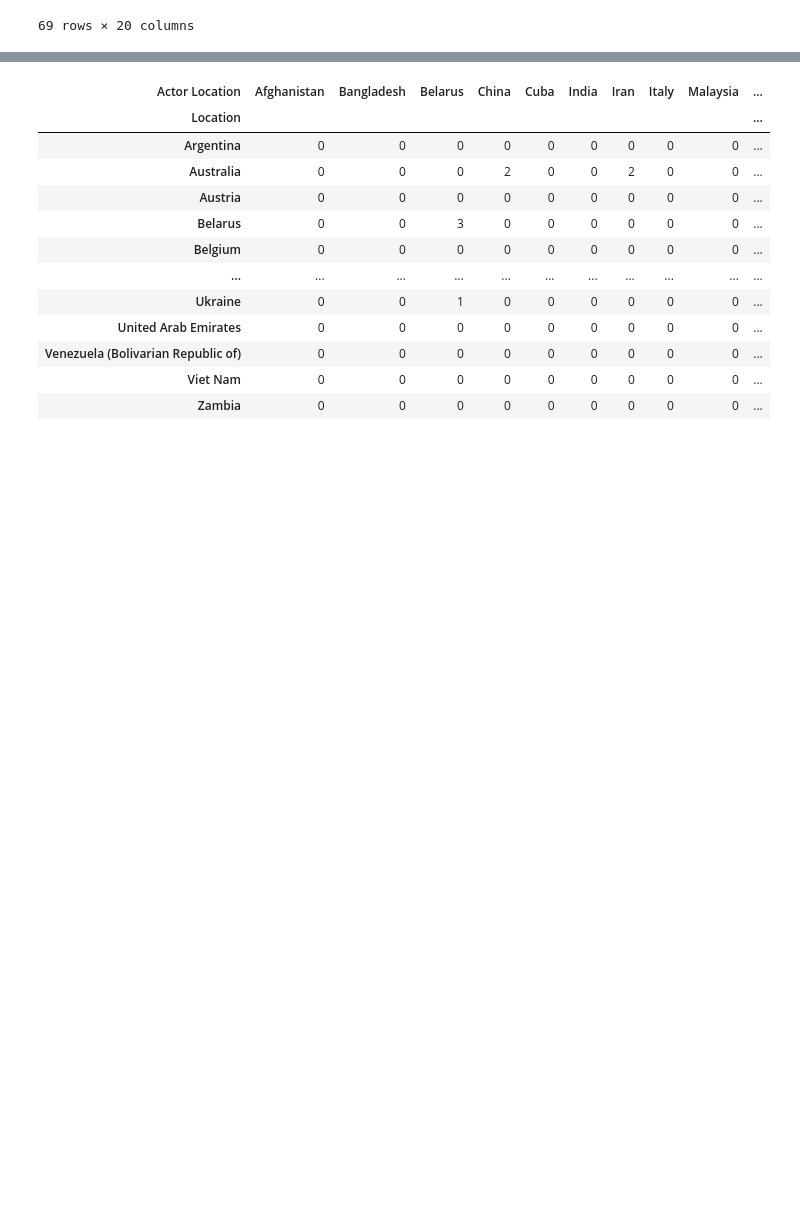
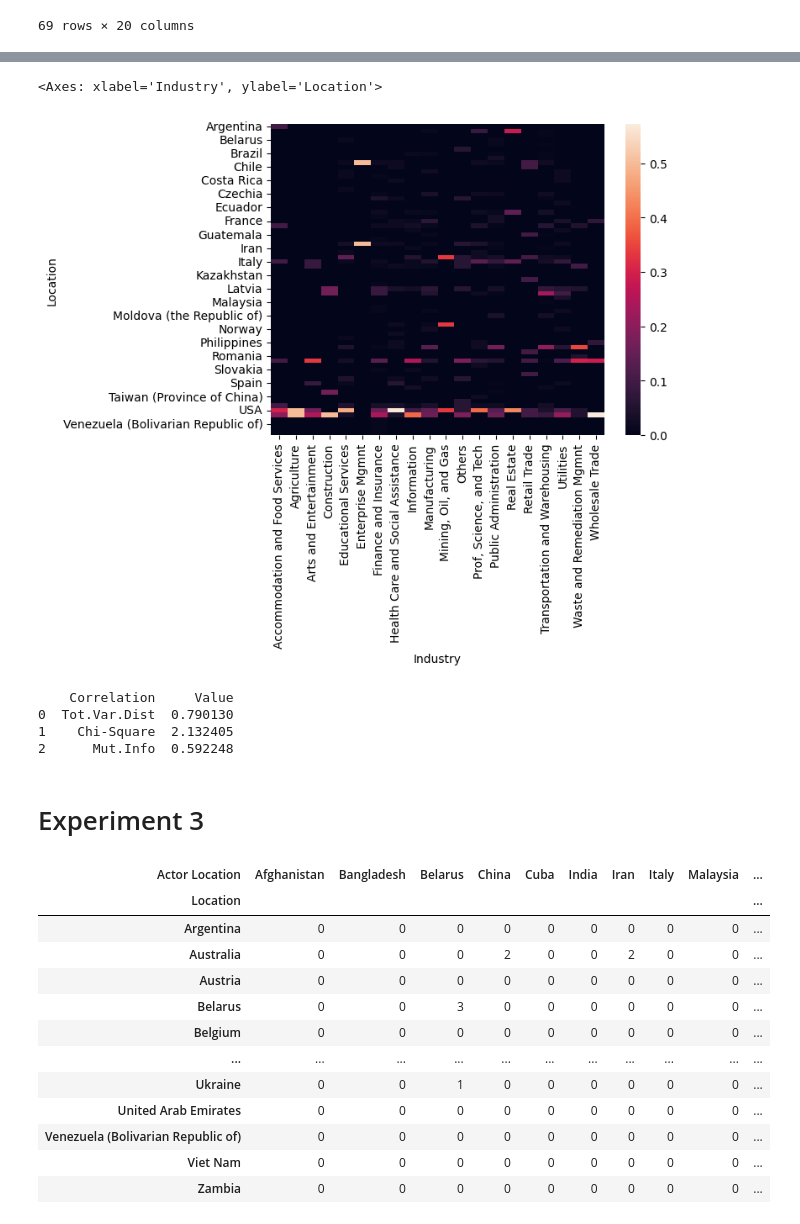
Before and after one commit to Sof0-0/CMPS3160_Project_CyberAttacks, a Jupyter notebook: DSProject.ipynb, the cells around one changed output, grey strips where cells are left out. Saved outputs shown, nothing was run; the diff lists cells and outputs as text; code cells hidden in the pictures; blank space fills up the shorter version.

```diff
--- a/DSProject.ipynb
+++ b/DSProject.ipynb
@@ -1062,6 +1096,7 @@ N1 = counts_df.sum().sum() # total number of actors
 # %%
 # Create the counts table for the victim's Location and Industry
 counts_att1 = pd.crosstab(filtered_att["Location"], filtered_att["Industry"])
+counts_norm2 = pd.crosstab(filtered_att["Location"], filtered_att["Industry"], normalize=True)
 counts_att1
 # %% [output]
 | Industry | Accommodation and Food Services | Agriculture | Arts and Entertainment | Construction | Educational Services | ... |
@@ -1078,3 +1113,7 @@ counts_att1
 | Viet Nam | 0 | 0 | 0 | 0 | 0 | ... |
 | Zambia | 0 | 0 | 0 | 0 | 0 | ... |
 69 rows × 20 columns
+# %%
+# Find the marginal probabilities for the victim's industry
+industry_marg = counts_norm2.sum(axis=0)
+industry_marg
@@ -1080,0 +1138,4 @@ counts_att1
+# %%
+# Given the victim's industry, the distribution of the victim's location
+loc_given_industry = counts_norm2.divide(industry_marg, axis=1)
+loc_given_industry
@@ -1080,0 +1157,5 @@ counts_att1
+# %%
+sns.heatmap(loc_given_industry) # Location v Industry (of the victims)
+# %% [output]
+<Axes: xlabel='Industry', ylabel='Location'>
+[figure, added]
@@ -1081,3 +1168,25 @@ counts_att1
+# %%
+# Total Variation Distance:
+tot_var_dist2 = (counts_norm2 - expected2).abs().sum().sum()
+
+# Chi-Square Distance:
+chi_sq_2 = (((counts_norm2 - expected2) ** 2) / expected2).sum().sum()
+
+# Mutual Information;
+mut_info2 = (counts_norm2 * np.log(counts_norm2 / expected2)).sum().sum() # mutual information
+
+# The correlation table:
+results2_corr = pd.DataFrame()
+results2_corr.insert(loc=0, column="Correlation", value=["Tot.Var.Dist", "Chi-Square", "Mut.Info"])
+results2_corr.insert(loc=1, column="Value", value=[tot_var_dist2, chi_sq_2, mut_info2])
+print(results2_corr)
+# %% [output]
+    Correlation     Value
+0  Tot.Var.Dist  0.790130
+1    Chi-Square  2.132405
+2      Mut.Info  0.592248
+# %% [markdown]
+# Experiment 3
 # %%
 # Create the counts table for the victim's Location and actor's Location
 counts_att2 = pd.crosstab(filtered_att["Location"], filtered_att["Actor Location"])
```
Also changed, not shown: parts of 21 cells of this notebook.
